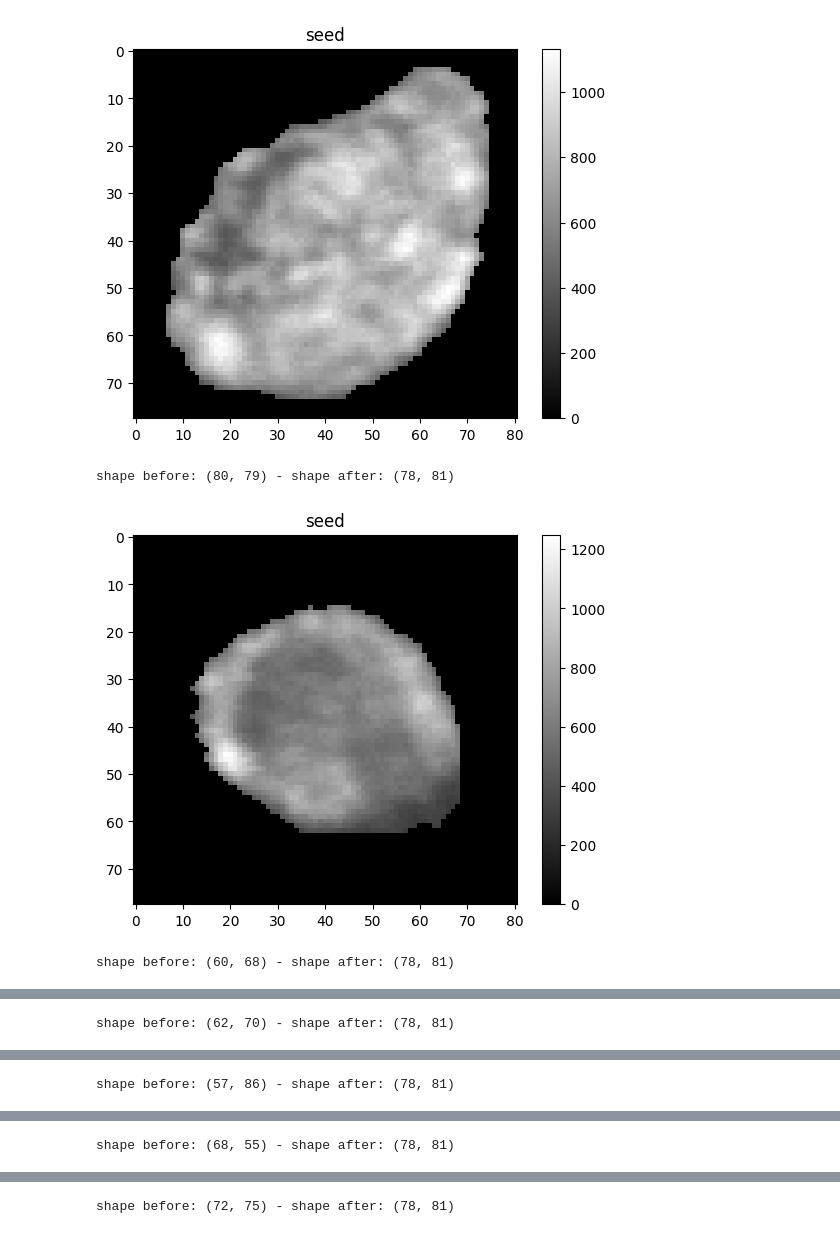
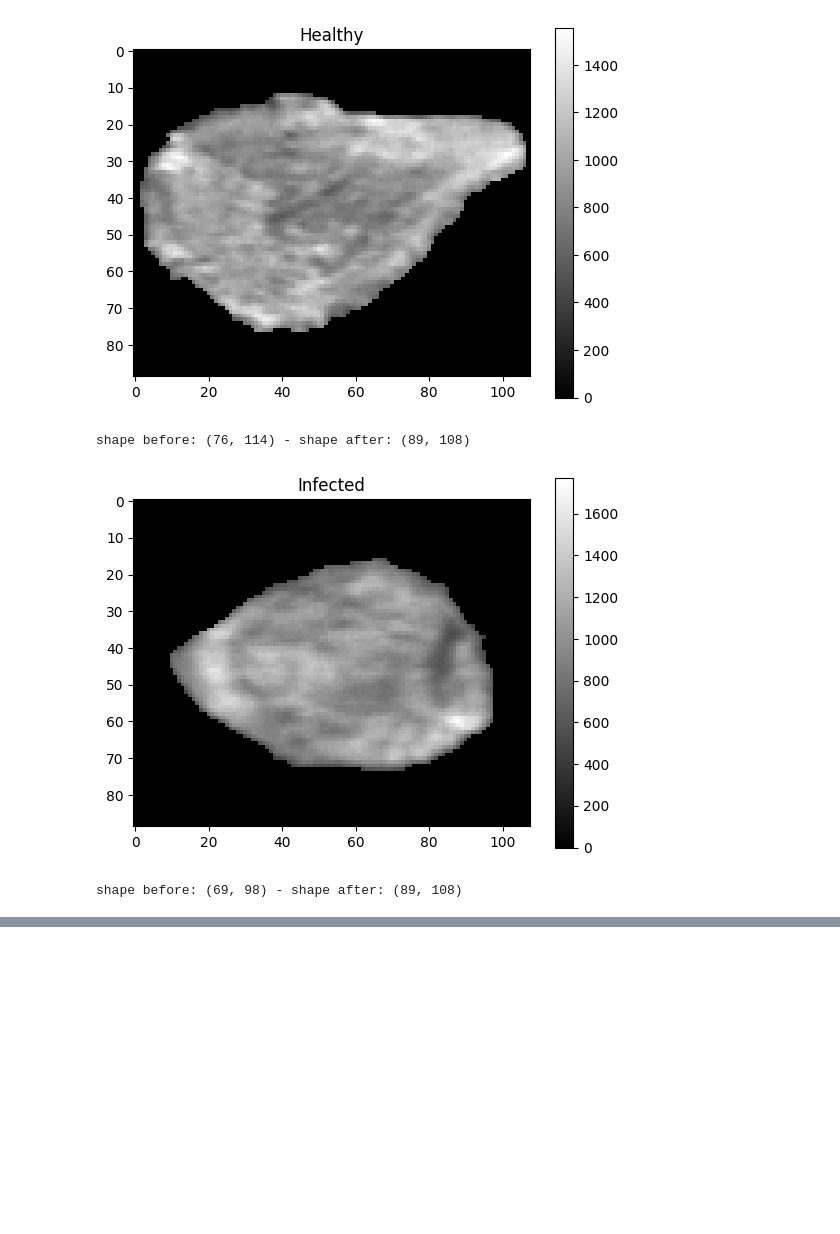
Before and after one commit to sgotteiner/Seed-Classification, a Jupyter notebook: SeedResizer.ipynb, the cells around one changed output, grey strips where cells are left out. Cells and saved outputs as stored; diff of their text form; code cells hidden in the pictures; blank space fills up the shorter version.

Commit message:
generalized seed paths finding

```diff
--- a/SeedResizer.ipynb
+++ b/SeedResizer.ipynb
@@ -7,6 +8,6 @@ from ipynb.fs.full.SeedMaskExtractor import find_seed_width_height_area, find_se
 # %%
-def display_seed(seed):
+def display_seed(seed, title='seed'):
     plt.imshow(seed, cmap='gray')
-    plt.title(f'seed')
+    plt.title(title)
     plt.colorbar()
     plt.show()
@@ -22,7 +14,7 @@ def find_paths_of_seeds(directory):
 # %%
 def find_max_width_height_area_of_seeds(seeds_folder):
     max_width, max_height, max_area = 0, 0, 0
-    for path in find_paths_of_seeds(seeds_folder):
+    for path in all_seeds:
         seed = np.load(os.path.join(seeds_folder, path))[:,:,200]
         width, height, _, _, area = find_seed_width_height_area(seed)
         max_width = width if width > max_width else max_width
@@ -38,15 +30,15 @@ def create_resized_image(masked_image, max_width, max_height):
     return resized_image
 # %%
 max_width, max_height, _ = find_max_width_height_area_of_seeds('home')
-seed_paths = find_paths_of_seeds('home')
-for path in seed_paths:
+for path in all_seeds[11:13]:
     seed = np.load(os.path.join('home', path))[:,:,200].squeeze()
     masked_image = find_seed_mask(seed)
     resized_image = create_resized_image(masked_image, max_width, max_height)
-    display_seed(resized_image)
+    title = 'Healthy' if 'Healthy' in path else 'Infected'
+    display_seed(resized_image, title)
     print('shape before:', seed.shape, '- shape after:', resized_image.shape)
 # %% [output]
-[figure, old version]
+[figure, new version]
-shape before: (80, 79) - shape after: (78, 81)
+shape before: (76, 114) - shape after: (89, 108)
-[figure, old version]
+[figure, new version]
-shape before: (60, 68) - shape after: (78, 81)
+shape before: (69, 98) - shape after: (89, 108)
@@ -54 +44,0 @@ shape before: (60, 68) - shape after: (78, 81)
-shape before: (62, 70) - shape after: (78, 81)
@@ -56 +44,0 @@ shape before: (62, 70) - shape after: (78, 81)
-shape before: (57, 86) - shape after: (78, 81)
@@ -58 +44,0 @@ shape before: (57, 86) - shape after: (78, 81)
-shape before: (68, 55) - shape after: (78, 81)
@@ -60 +44,0 @@ shape before: (68, 55) - shape after: (78, 81)
-shape before: (72, 75) - shape after: (78, 81)
```
Also changed, not shown: parts of 3 cells of this notebook, 1 other file.
